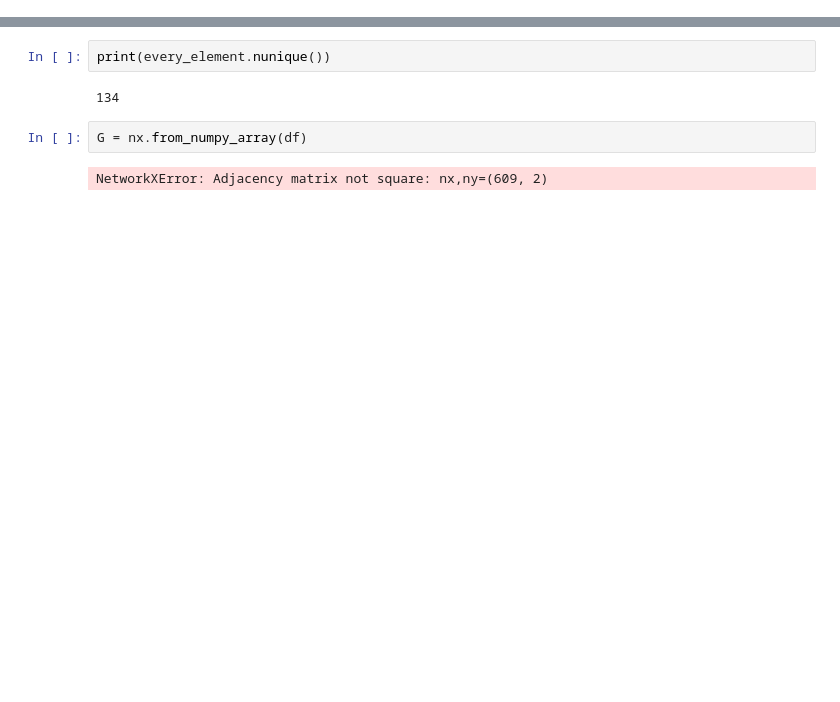
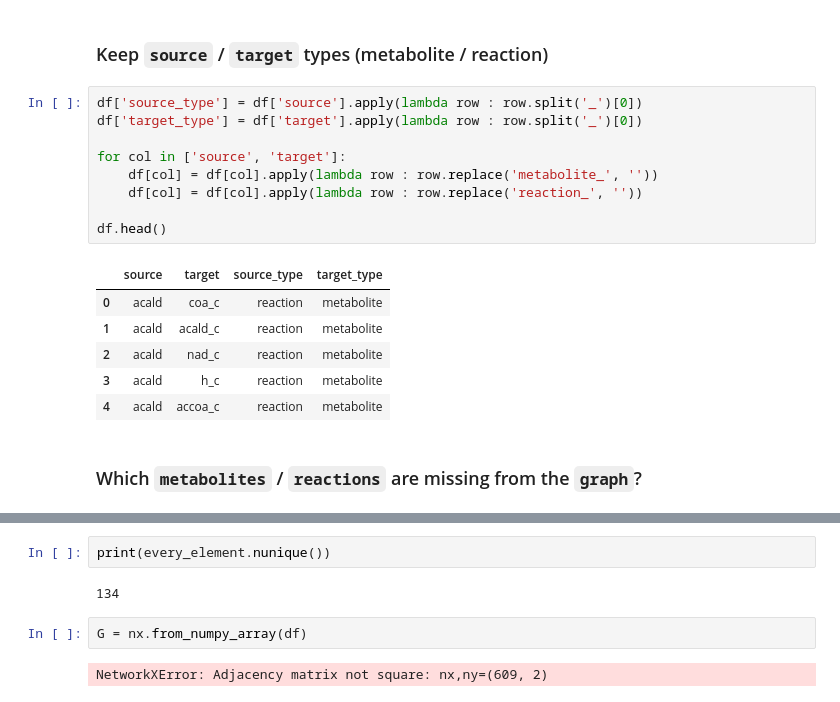
Before and after one commit to costasmexis/gemon, a Jupyter notebook: ecoli_core/e_coli_core_graph.ipynb, the cells around one changed output, grey strips where cells are left out. Cells and saved outputs as stored; diff of their text form; blank space fills up the shorter version.

```diff
--- a/ecoli_core/e_coli_core_graph.ipynb
+++ b/ecoli_core/e_coli_core_graph.ipynb
@@ -137,0 +55,20 @@ df
+# %% [markdown]
+### Keep `source` / `target` types (metabolite / reaction)
+# %%
+df['source_type'] = df['source'].apply(lambda row : row.split('_')[0])
+df['target_type'] = df['target'].apply(lambda row : row.split('_')[0])
+
+for col in ['source', 'target']:
+    df[col] = df[col].apply(lambda row : row.replace('metabolite_', ''))
+    df[col] = df[col].apply(lambda row : row.replace('reaction_', ''))
+
+df.head()
+# %% [output]
+|  | source | target | source_type | target_type |
+| 0 | acald | coa_c | reaction | metabolite |
+| 1 | acald | acald_c | reaction | metabolite |
+| 2 | acald | nad_c | reaction | metabolite |
+| 3 | acald | h_c | reaction | metabolite |
+| 4 | acald | accoa_c | reaction | metabolite |
+# %% [markdown]
+### Which `metabolites` / `reactions` are missing from the `graph`?
```
Also changed, not shown: parts of 31 cells of this notebook, 12 other files.
